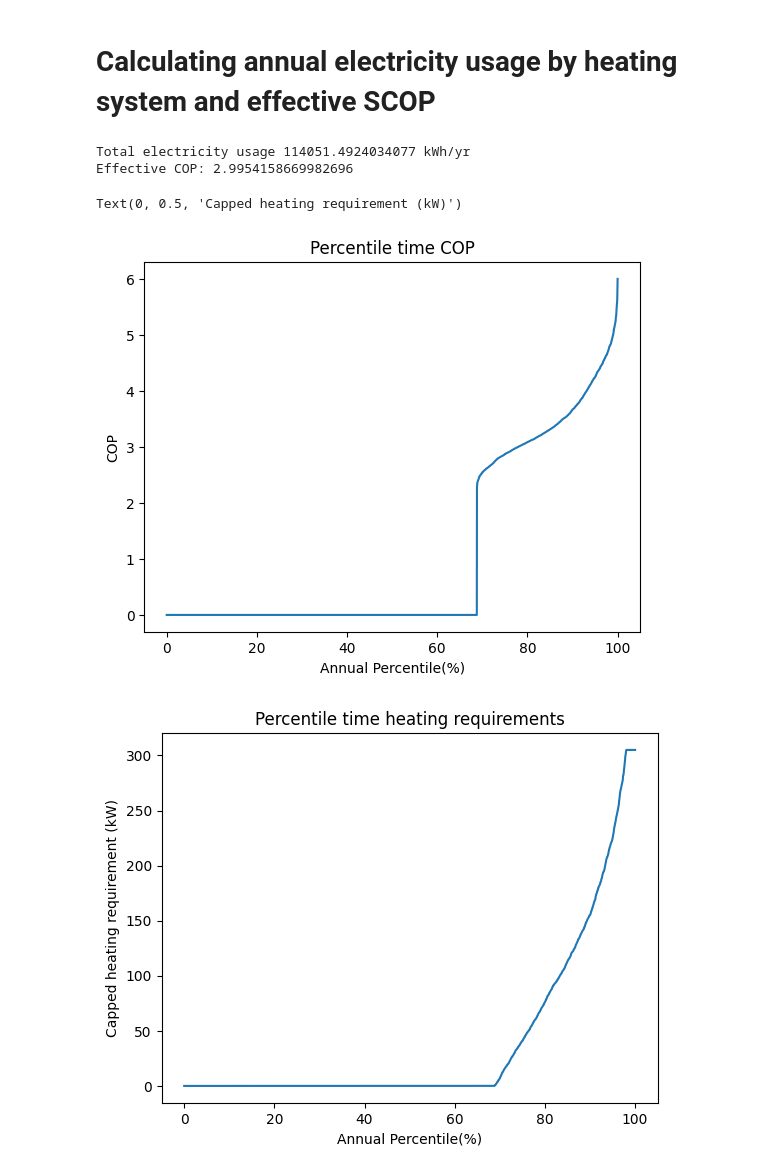
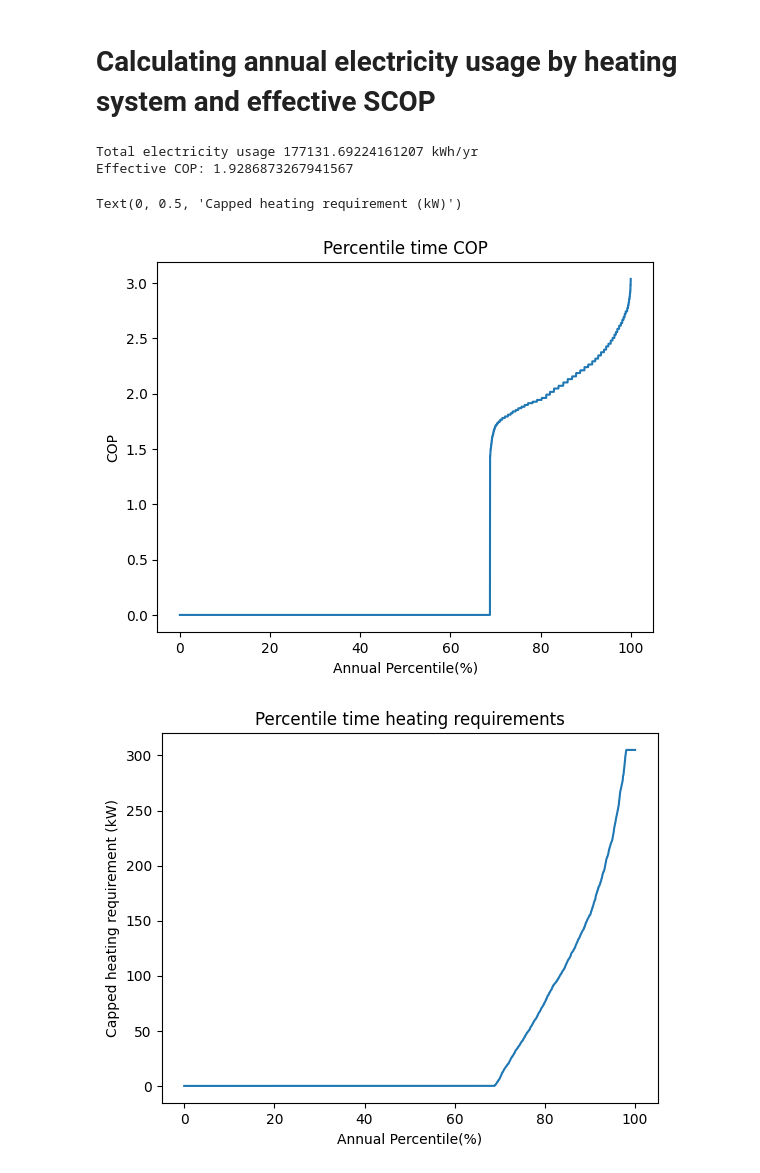
Before and after one commit to SNaylor12543/Variable_Output_Temperature_Heat_Pump, a Jupyter notebook: EcoAir662M.ipynb, the cells around one changed output. Cells and saved outputs as stored; diff of their text form; code cells hidden in the pictures.

```diff
--- a/EcoAir662M.ipynb
+++ b/EcoAir662M.ipynb
@@ -44,43 +44,46 @@ import numpy as np
 import matplotlib.pyplot as plt
 
 max_heat_pump_power = 305 # in kW
+max_hydronics_temp = 55 # based off of operating conditions of heat pump
 
 Heat_Pump = Heat_Pump("Data/Heat_Pump/EcoAir622M.csv")
 
-Controller = HP_Controller(Heat_Pump, Const_Temp_Heating_Distribution, max_heat_pump_power)
+Heating_Distribution = Const_Temp_Heating_Distribution(max_hydronics_temp)
+
+Controller = HP_Controller(Heat_Pump, Heating_Distribution, max_heat_pump_power, "NotApplicable")
 
 time, heating, electricity, COP, air_temp, hydronics_temp = Controller.controller()
 
 print('Total electricity usage ' + str(np.sum(electricity)) + ' kWh/yr')
 
 effective_COP = np.sum(heating) / np.sum(electricity)
 print('Effective COP: ' + str(effective_COP))
 
 
 # Plotting stuff - maybe don't need now?
 
 # When heating is zero set COP to 0
 indices = [i for i, x in enumerate(heating) if x == 0]
 COP[indices] = 0
 
 plt.figure(0)
 plt.plot(100 * time / np.max(time), np.sort(COP))
 plt.title("Percentile time COP")
 plt.xlabel('Annual Percentile(%)')
 plt.ylabel('COP')
 # plt.figure(1)
 # plt.plot(time, heating)
 # plt.figure(2)
 # plt.plot(time, electricity)
 plt.figure(3)
 plt.plot(100 * time / np.max(time), np.sort(heating))
 # plt.plot(99, 305, marker='x', color='red')
 plt.title('Percentile time heating requirements')
 plt.xlabel('Annual Percentile(%)')
 plt.ylabel('Capped heating requirement (kW)')
 # %% [output]
-Total electricity usage 114051.4924034077 kWh/yr
-Effective COP: 2.9954158669982696
+Total electricity usage 177131.69224161207 kWh/yr
+Effective COP: 1.9286873267941567
 Text(0, 0.5, 'Capped heating requirement (kW)')
-[figure, old version]
+[figure, new version]
 [figure]
```
Also changed, not shown: 3 other files.
